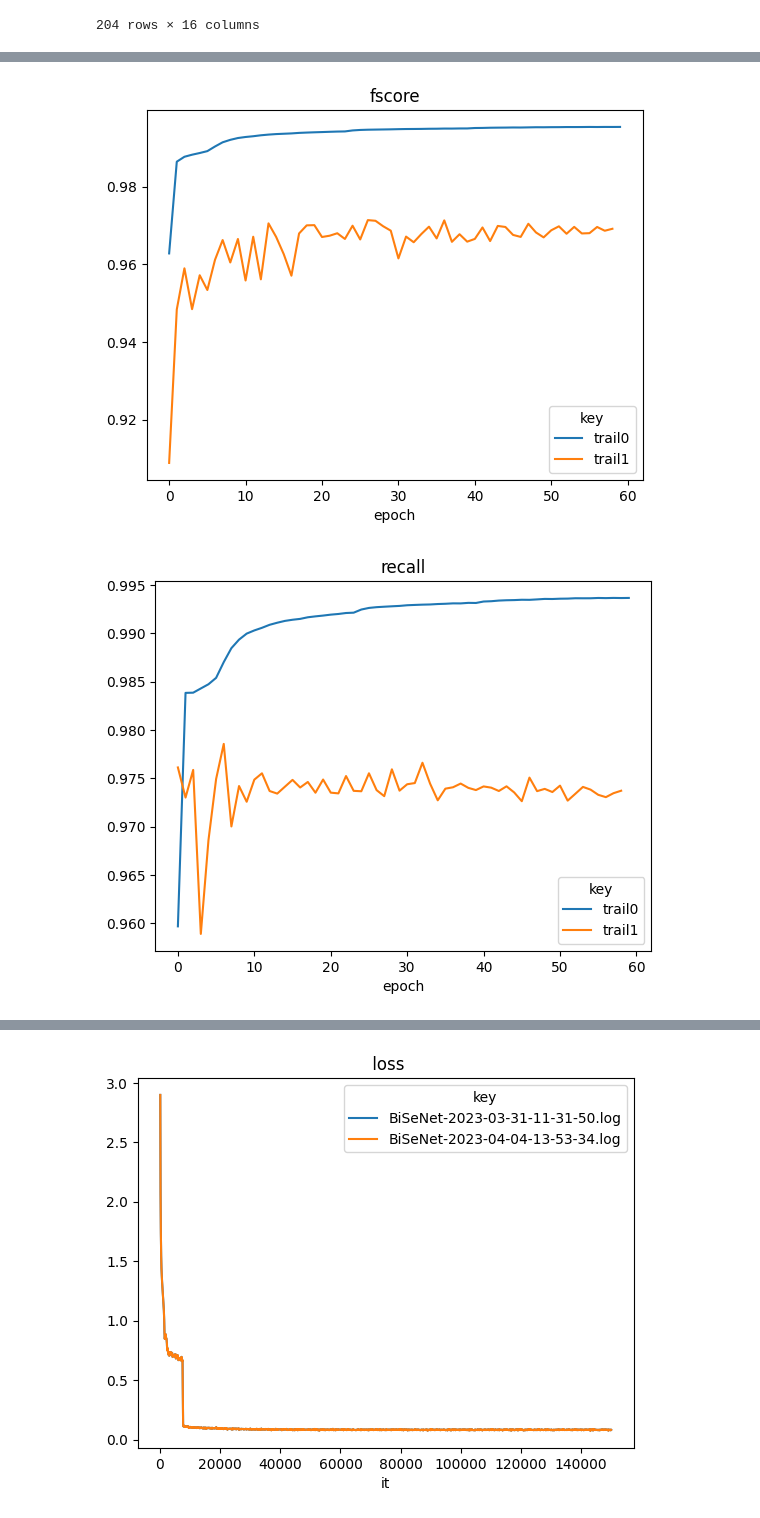
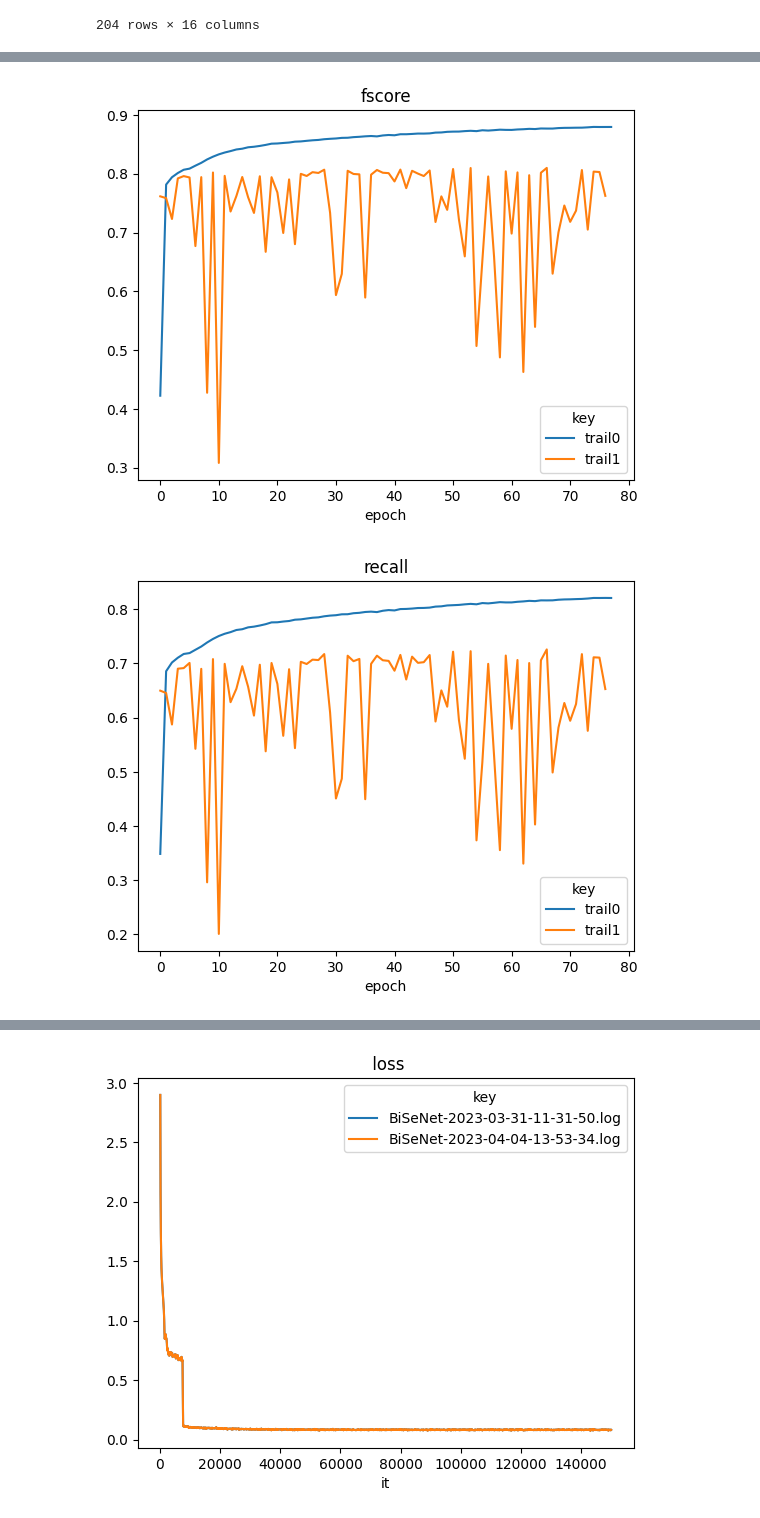
Before and after one commit to dulicui742/segmentation_models.pytorch, a Jupyter notebook: examples/logs_analysis.ipynb, the cells around one changed output, grey strips where cells are left out. Drawn from its saved outputs; the diff is of its cells as text; code cells hidden in the pictures.

```diff
--- a/examples/logs_analysis.ipynb
+++ b/examples/logs_analysis.ipynb
@@ -690,10 +690,27 @@ log_files = [
 
 
 #         "D:\share\stdc\stdc2_Unet_clip-rotated_logs_0331_163802.json",
-#
+
 #         "D:\share\efficientnet-b4_Unet_clip_rotated_logs_0329_100345.json",
 
-    "D:\share\stdc\log\stdc2_Unet_clip_rotated_logs_0410_183547.json",
+#     "D:\share\stdc\log\stdc2_Unet_clip_rotated_logs_0410_183547.json",
+
+
+        ### zhiqiguan
+#     "D:\share\stdc\stdc2_Unet_clip-rotated_logs_0331_163802.json",
+#     "D:\share\efficientnet-b4_Unet_clip_rotated_logs_0329_100345.json",
+    "D:\share\stdc\stdc2_Unet_clip-rotated_logs_0331_163802.json",
+#     "D:\share\stdc\log\stdc2_Unet_clip-rotated-16x-customLR1_logs_0418_093532.json", ### zhiqiguan  验证集波动不大
+#     "D:\share\stdc2_Unet_clip-rotated-16x-customLR1_logs_0418_093532.json",
+#     "D:\share\stdc\log\stdc2_Unet_clip-rotated-16x-customLR1_logs_0426_090350.json",
+#     "D:\share\stdc\log\stdc2_MANet_clip-rotated-focalloss_logs_0424_131451.json",
+
+
+    ## xiaoqiu
+#     "D:\share\stdc\log\sphere\stdc2_Unet_clip_rotated_logs_0407_111627.json",
+#     "D:\share\stdc\log\sphere\stdc2_Unet_clip_rotated-focalloss_logs_0418_150638.json",
+#     "D:\share\stdc\log\sphere\efficientnet-b4_Unet_clip_rotated-focalloss_logs_0421_095419.json"
+
     ]
 
 df_list = []
@@ -714,6 +731,7 @@ df_epoch_list = []
 ex_keys = []
 for idx, df in enumerate(df_list):
     df_dst = mean_of_epoch(df)
+    df_dst.rename(columns={"bce_with_logits_loss": "bce_loss"},inplace=True)
     key = 'trail{}'. format(idx)
     df_dst.loc[:, "key"] = key
     ex_keys.append(key)
@@ -722,6 +740,6 @@ for idx, df in enumerate(df_list):
 DF = pd.concat(df_epoch_list, keys=ex_keys)
 DFGroup = DF.groupby(['epoch','key'])
 
-for metric in ["bce_loss", "fscore", "recall"]: #, "fscore", "recall", "precision", "accuracy"]:
+for metric in ["bce_loss", "fscore", "recall"]: #, "fscore", "recall", "precision", "accuracy"]: , "focal_loss" "bce_loss
     DFGPlot = DFGroup.sum().unstack('key').plot(kind='line', y=metric, title =metric)
 # %% [output]
@@ -729,3 +747,3 @@ for metric in ["bce_loss", "fscore", "recall"]: #, "fscore", "recall", "precisio
-[figure, old version]
+[figure, new version]
-[figure, old version]
+[figure, new version]
 # %%
```
Also changed, not shown: parts of 2 cells of this notebook, 3 other files.
